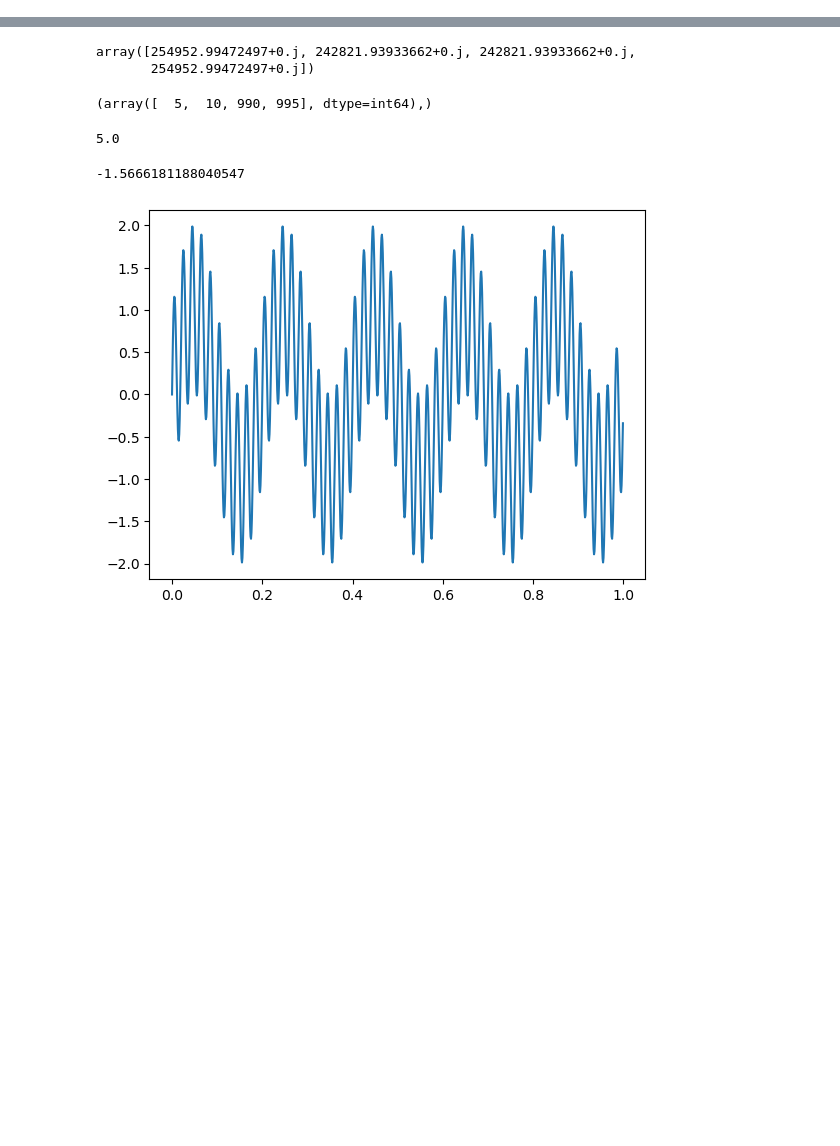
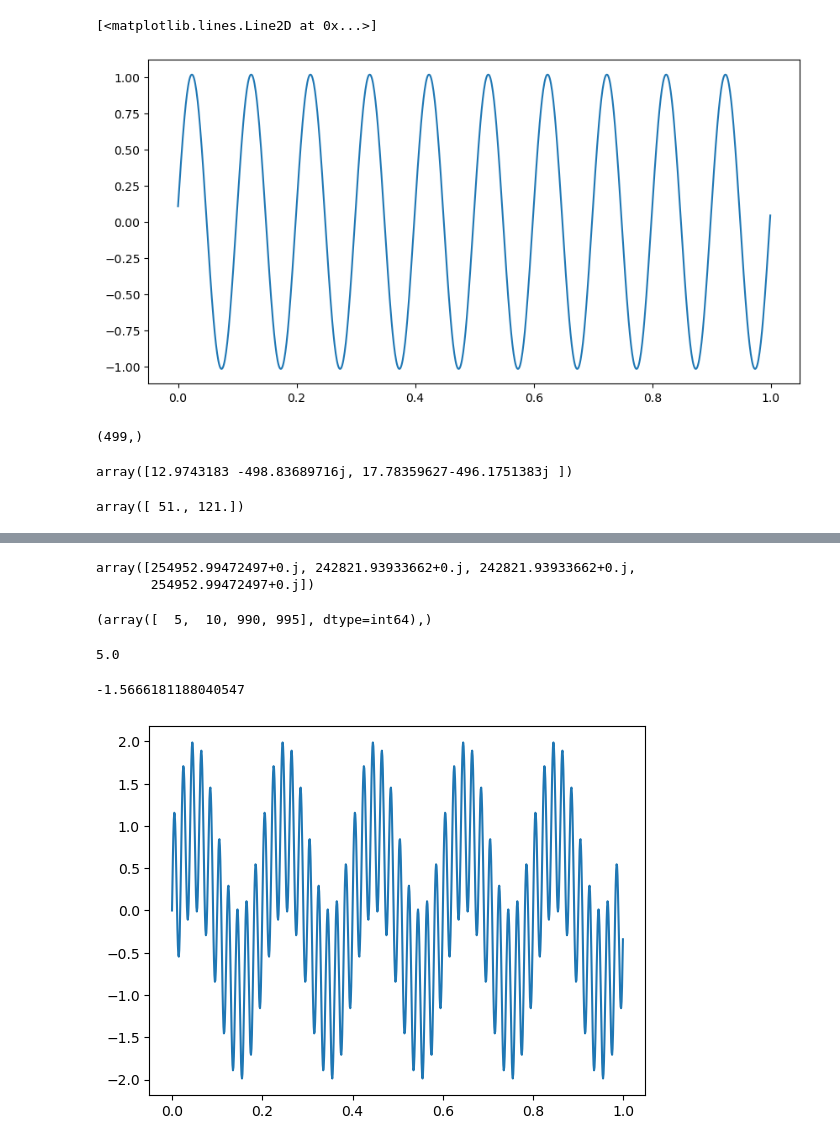
Before and after one commit to EdgarGF93/numpy_methods, a Jupyter notebook: test.ipynb, the cells around one changed output, grey strips where cells are left out. Saved outputs shown, nothing was run; the diff lists cells and outputs as text; code cells hidden in the pictures; blank space fills up the shorter version.

```diff
--- a/test.ipynb
+++ b/test.ipynb
@@ -56,0 +60,6 @@ plt.show()
+# %%
+ind_clean = PSD > 100
+PSD_clean = PSD * ind_clean
+fhat_clean = fhat * ind_clean
+# %%
+f_filt = np.fft.ifft(fhat_clean)
@@ -56,0 +72,10 @@ plt.show()
+# %%
+fig, axes = plt.subplots(figsize=(10,5))
+plt.plot(temp_vector, f_filt)
+# %% [output]
+[<matplotlib.lines.Line2D at 0x...>]
+[figure, added]
+# %%
+ind_clean.shape
+# %% [output]
+(499,)
@@ -56,0 +86,8 @@ plt.show()
+# %%
+complex_clean
+# %% [output]
+array([12.9743183 -498.83689716j, 17.78359627-496.1751383j ])
+# %%
+freq_clean
+# %% [output]
+array([ 51., 121.])
```
Also changed, not shown: parts of 24 cells of this notebook, 2 other files.
